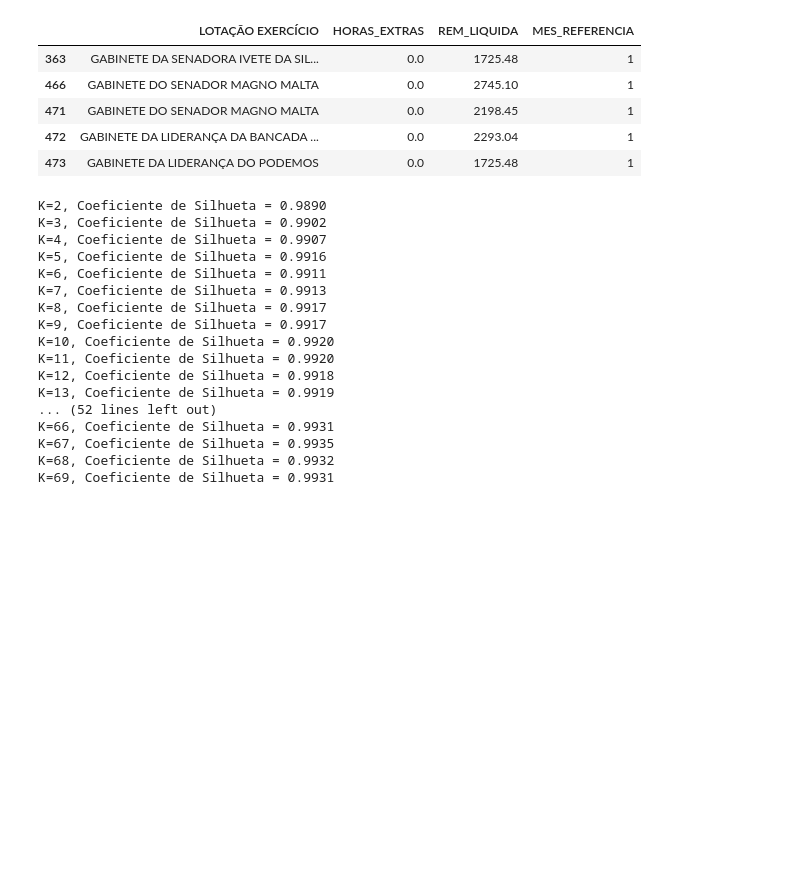
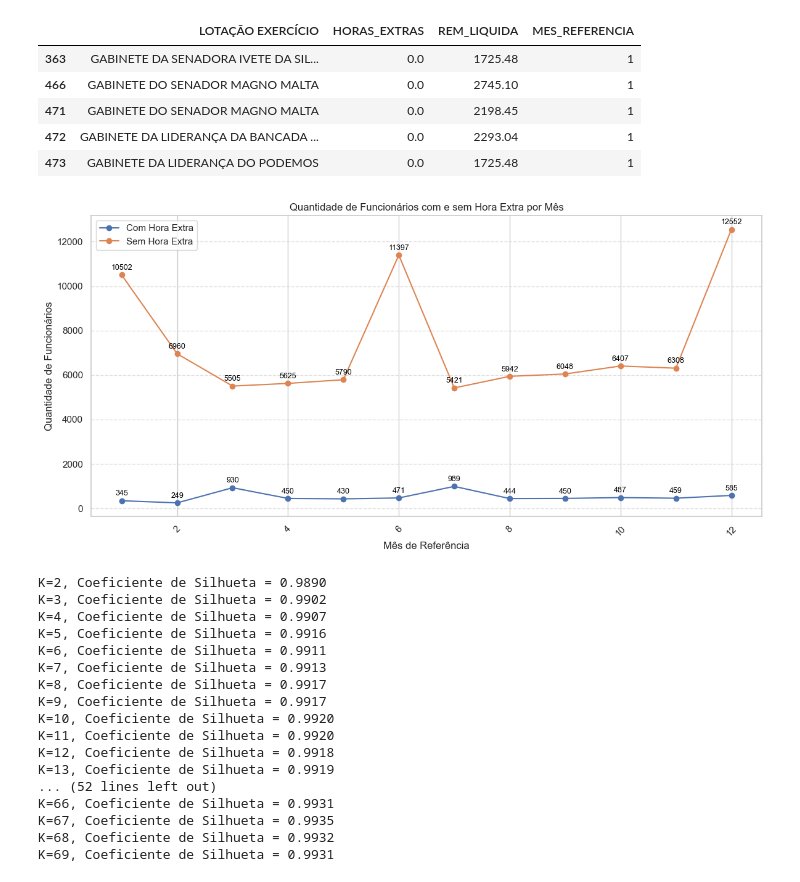
Before and after one commit to Gabriel-nascimento31/Projeto-de-Mineracao-de-Dados, a Jupyter notebook: teste_gabriel.ipynb, the cells around one changed output. Cells and saved outputs as stored; diff of their text form; code cells hidden in the pictures; blank space fills up the shorter version.

```diff
--- a/teste_gabriel.ipynb
+++ b/teste_gabriel.ipynb
@@ -53,3 +46,43 @@ Total de registros em 2025: 8937
+# %%
+# Contagem mensal de funcionários com e sem hora extra
+df_bruto['TEM_HORA_EXTRA'] = df_bruto['HORAS_EXTRAS'] > 0
+contagem_mensal = (
+    df_bruto.groupby(['MES_REFERENCIA', 'TEM_HORA_EXTRA'])['VÍNCULO']
+      .count()
+      .reset_index(name='QTD_FUNCIONARIOS')
+)
+contagem_mensal['TIPO'] = contagem_mensal['TEM_HORA_EXTRA'].map({True: 'Com Hora Extra', False: 'Sem Hora Extra'})
+contagem_mensal = contagem_mensal.sort_values(['MES_REFERENCIA', 'TEM_HORA_EXTRA'])
+
+plt.figure(figsize=(12,6))
+for tipo, grupo in contagem_mensal.groupby('TIPO'):
+    plt.plot(
+        grupo['MES_REFERENCIA'],
+        grupo['QTD_FUNCIONARIOS'],
+        marker='o',
+        label=tipo
+    )
+    for x, y in zip(grupo['MES_REFERENCIA'], grupo['QTD_FUNCIONARIOS']):
+        plt.annotate(
+            str(y),
+            xy=(x, y),
+            xytext=(0, 6),
+            textcoords='offset points',
+            ha='center',
+            fontsize=9,
+            color='black'
+        )
+
+plt.title('Quantidade de Funcionários com e sem Hora Extra por Mês')
+plt.xlabel('Mês de Referência')
+plt.ylabel('Quantidade de Funcionários')
+plt.xticks(rotation=45)
+plt.legend()
+plt.grid(axis='y', linestyle='--', alpha=0.6)
+plt.tight_layout()
+plt.show()
+# %% [output]
+[figure, added]
 # %%
 X = df_2025[['HORAS_EXTRAS']].values
 # %%
```
Also changed, not shown: parts of 11 cells of this notebook, 2 other files.
